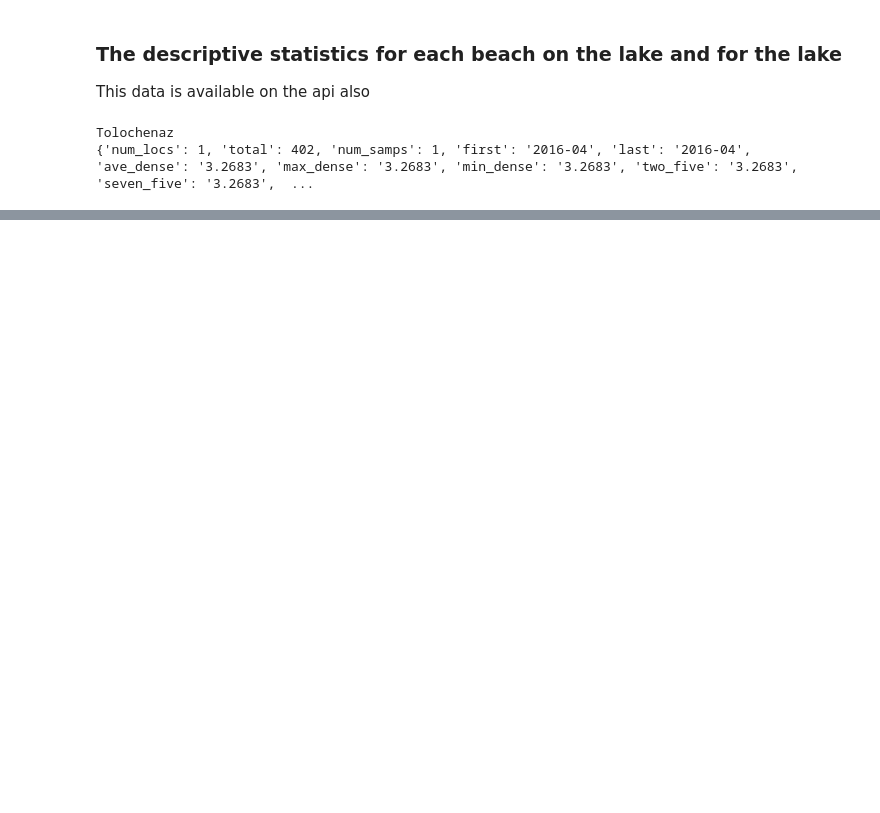
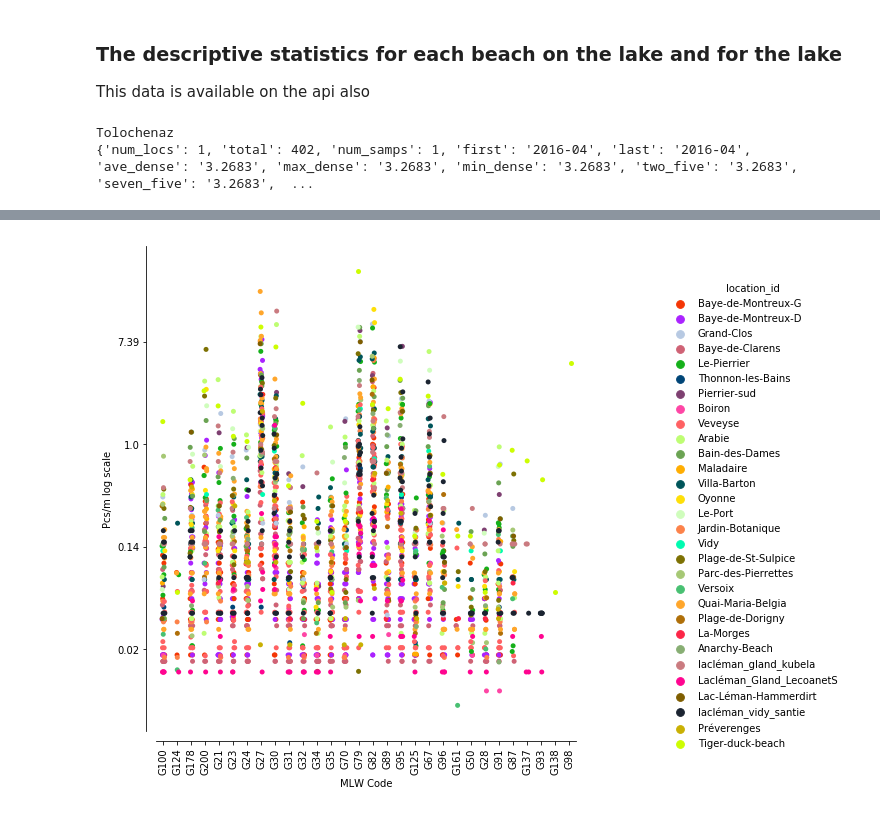
Before and after one commit to hammerdirt/solidWaste2018, a Jupyter notebook: SWE-2018-Descriptive-statistics.ipynb, the cells around one changed output, grey strips where cells are left out. Cells and saved outputs as stored; diff of their text form; code cells hidden in the pictures; blank space fills up the shorter version.

```diff
--- a/SWE-2018-Descriptive-statistics.ipynb
+++ b/SWE-2018-Descriptive-statistics.ipynb
@@ -123,0 +263,23 @@ Tolochenaz
+# %%
+these_colors = random.sample(xkcd_colors, 34)
+random_colors = seaborn.xkcd_palette(these_colors)
+
+g = seaborn.catplot(x="code_id", y="ln_pcs", data=tdBCodeData, aspect=1,hue="location_id", palette=random_colors, legend_out=True,)
+
+fig = plt.gcf()
+x_tick_labels = []
+
+
+seaborn.despine(offset=10)
+for ax in g.axes.flat:
+    for label in ax.get_xticklabels():
+        label.set_rotation(90)
+    for label in ax.get_yticks():
+        label = round(np.exp(label), 2)
+        x_tick_labels.append(label)
+    ax.set_yticklabels(x_tick_labels)
+ax.set(xlabel='MLW Code', ylabel='Pcs/m log scale')
+fig.set_size_inches(11, 8)
+plt.show()
+# %% [output]
+[figure, added]
```
Also changed, not shown: parts of 19 cells of this notebook.
